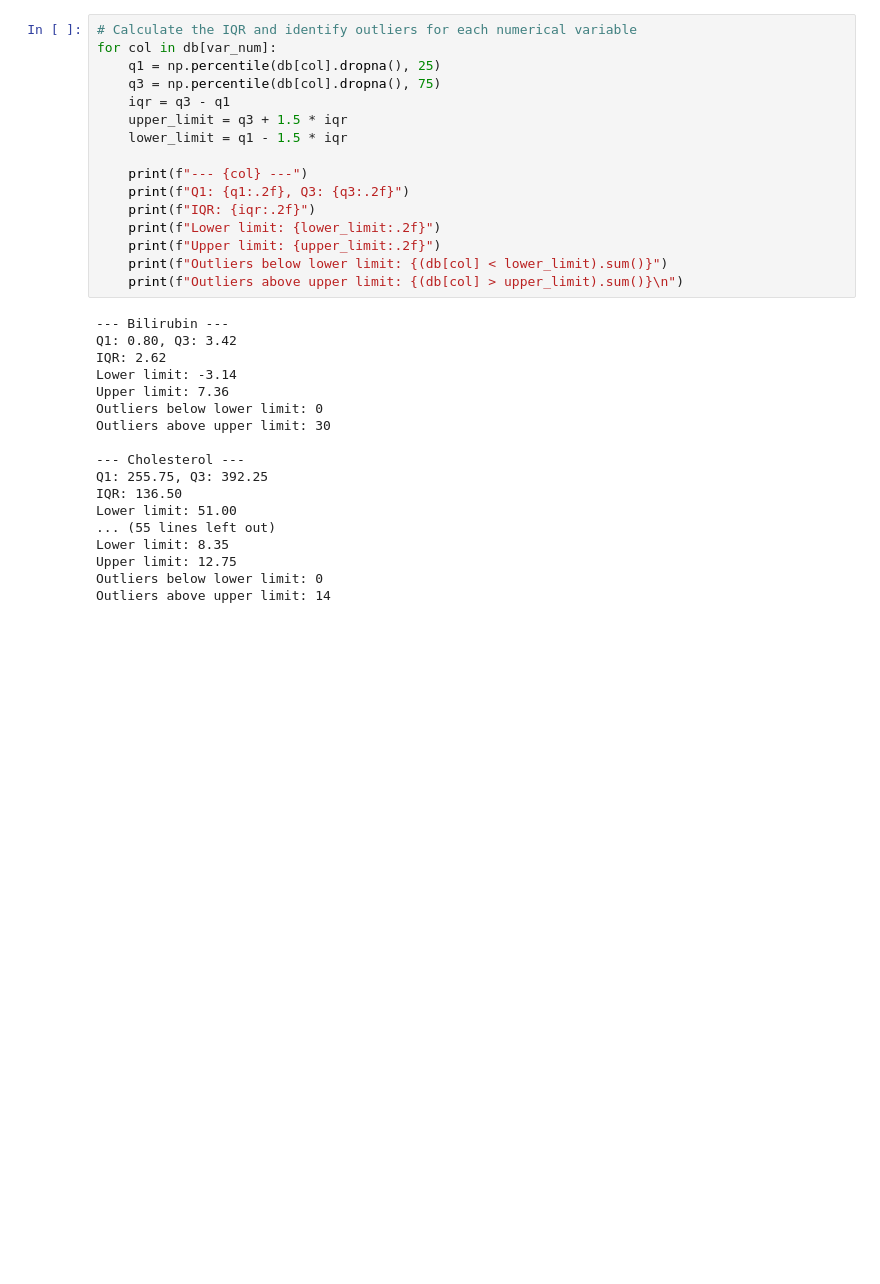
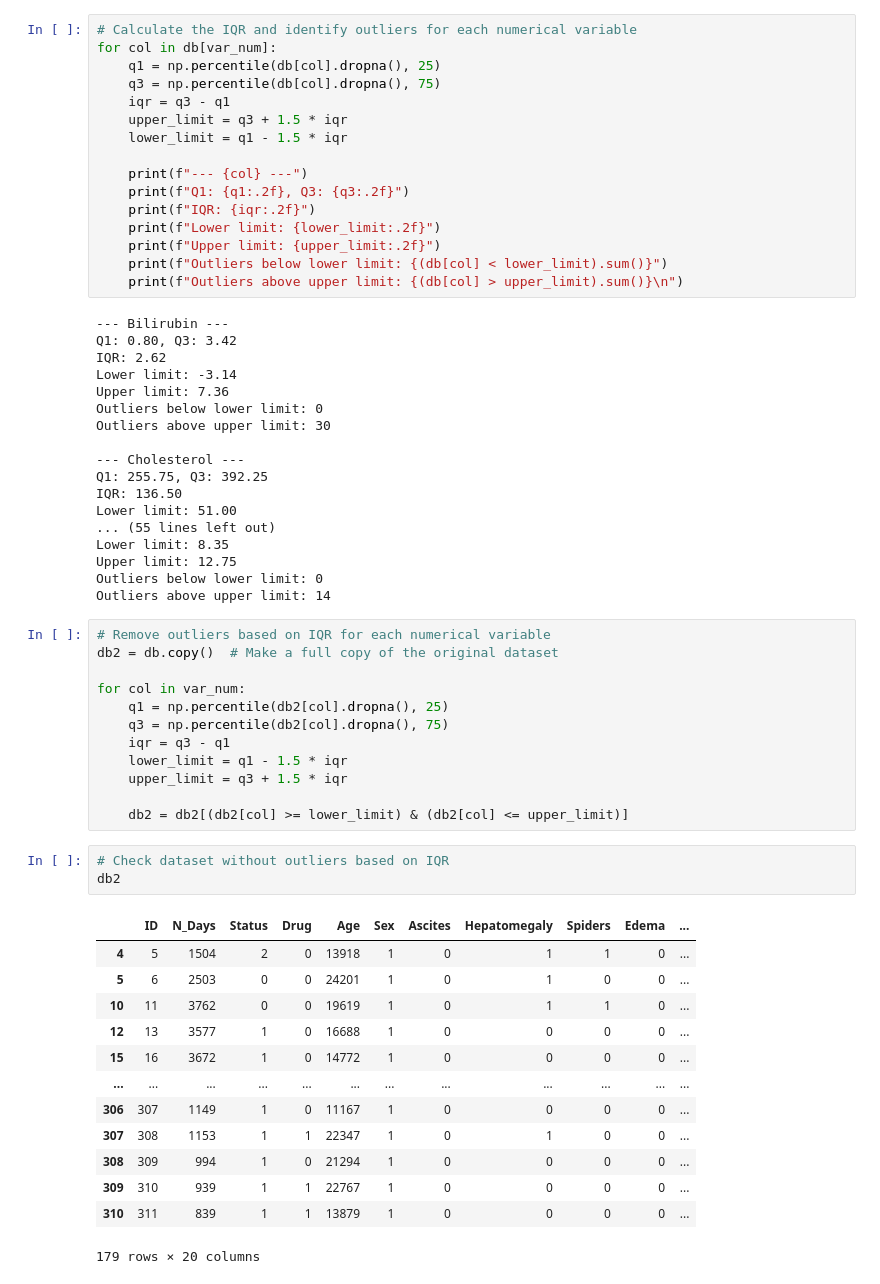
Before and after one commit to CarolinaCapitao/Machine-Learning, a Jupyter notebook: Cirrhosis_database.ipynb, the cells around one changed output. Drawn from its saved outputs; the diff is of its cells as text; blank space fills up the shorter version.

Commit message:
Outliers

```diff
--- a/Cirrhosis_database.ipynb
+++ b/Cirrhosis_database.ipynb
@@ -622,3 +617,32 @@ Lower limit: 8.35
 Upper limit: 12.75
 Outliers below lower limit: 0
 Outliers above upper limit: 14
+# %%
+# Remove outliers based on IQR for each numerical variable
+db2 = db.copy()  # Make a full copy of the original dataset
+
+for col in var_num:
+    q1 = np.percentile(db2[col].dropna(), 25)
+    q3 = np.percentile(db2[col].dropna(), 75)
+    iqr = q3 - q1
+    lower_limit = q1 - 1.5 * iqr
+    upper_limit = q3 + 1.5 * iqr
+
+    db2 = db2[(db2[col] >= lower_limit) & (db2[col] <= upper_limit)]
+# %%
+# Check dataset without outliers based on IQR
+db2
+# %% [output]
+|  | ID | N_Days | Status | Drug | Age | Sex | Ascites | Hepatomegaly | Spiders | Edema | ... |
+| 4 | 5 | 1504 | 2 | 0 | 13918 | 1 | 0 | 1 | 1 | 0 | ... |
+| 5 | 6 | 2503 | 0 | 0 | 24201 | 1 | 0 | 1 | 0 | 0 | ... |
+| 10 | 11 | 3762 | 0 | 0 | 19619 | 1 | 0 | 1 | 1 | 0 | ... |
+| 12 | 13 | 3577 | 1 | 0 | 16688 | 1 | 0 | 0 | 0 | 0 | ... |
+| 15 | 16 | 3672 | 1 | 0 | 14772 | 1 | 0 | 0 | 0 | 0 | ... |
+| ... | ... | ... | ... | ... | ... | ... | ... | ... | ... | ... | ... |
+| 306 | 307 | 1149 | 1 | 0 | 11167 | 1 | 0 | 0 | 0 | 0 | ... |
+| 307 | 308 | 1153 | 1 | 1 | 22347 | 1 | 0 | 1 | 0 | 0 | ... |
+| 308 | 309 | 994 | 1 | 0 | 21294 | 1 | 0 | 0 | 0 | 0 | ... |
+| 309 | 310 | 939 | 1 | 1 | 22767 | 1 | 0 | 0 | 0 | 0 | ... |
+| 310 | 311 | 839 | 1 | 1 | 13879 | 1 | 0 | 0 | 0 | 0 | ... |
+179 rows × 20 columns
```
Also changed, not shown: parts of 7 cells of this notebook.
